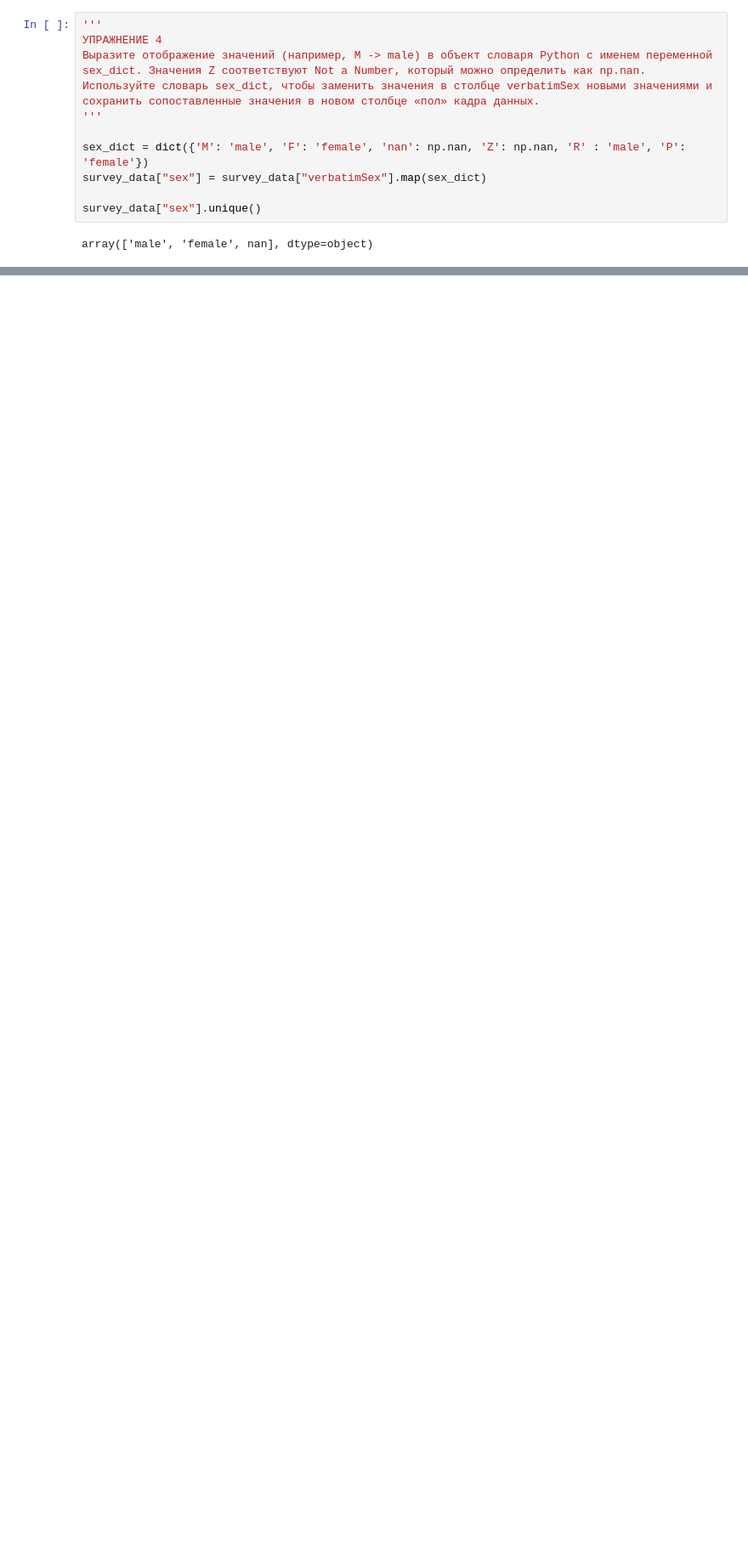
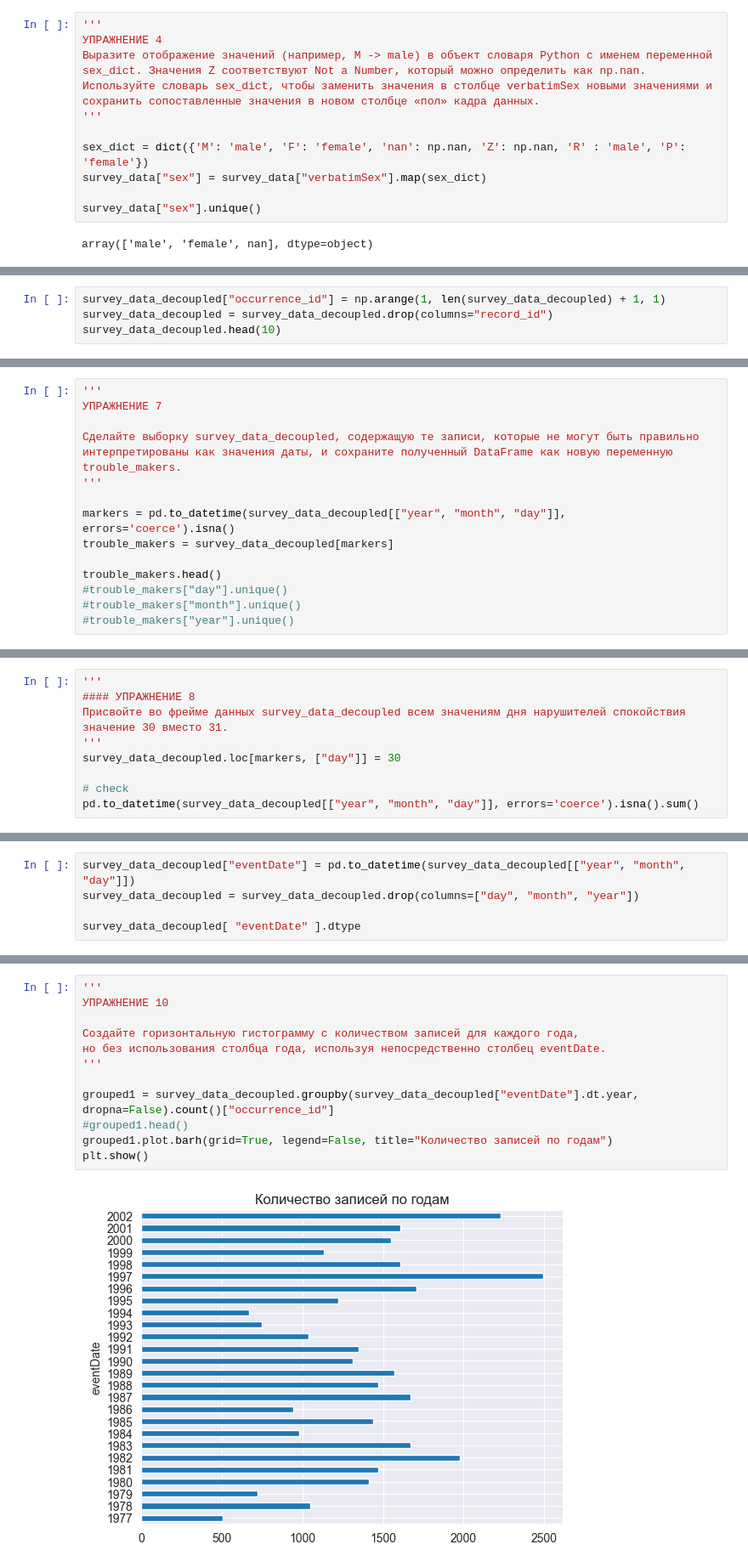
Before and after one commit to afedyanin/msu-data-analysis, a Jupyter notebook: notebooks/msu/ad-task-003.ipynb, the cells around one changed output, grey strips where cells are left out. Shown at 85% size. Cells and saved outputs as stored; diff of their text form; blank space fills up the shorter version.

```diff
--- a/notebooks/msu/ad-task-003.ipynb
+++ b/notebooks/msu/ad-task-003.ipynb
@@ -116,0 +174,4 @@ array(['male', 'female', nan], dtype=object)
+# %%
+survey_data_decoupled["occurrence_id"] = np.arange(1, len(survey_data_decoupled) + 1, 1)
+survey_data_decoupled = survey_data_decoupled.drop(columns="record_id")
+survey_data_decoupled.head(10)
@@ -116,0 +190,14 @@ array(['male', 'female', nan], dtype=object)
+# %%
+'''
+УПРАЖНЕНИЕ 7
+
+Сделайте выборку survey_data_decoupled, содержащую те записи, которые не могут быть правильно интерпретированы как значения даты, и сохраните полученный DataFrame как новую переменную trouble_makers.
+'''
+
+markers = pd.to_datetime(survey_data_decoupled[["year", "month", "day"]], errors='coerce').isna()
+trouble_makers = survey_data_decoupled[markers]
+
+trouble_makers.head()
+#trouble_makers["day"].unique()
+#trouble_makers["month"].unique()
+#trouble_makers["year"].unique()
@@ -116,0 +211,9 @@ array(['male', 'female', nan], dtype=object)
+# %%
+'''
+#### УПРАЖНЕНИЕ 8
+Присвойте во фрейме данных survey_data_decoupled всем значениям дня нарушителей спокойствия значение 30 вместо 31.
+'''
+survey_data_decoupled.loc[markers, ["day"]] = 30
+
+# check
+pd.to_datetime(survey_data_decoupled[["year", "month", "day"]], errors='coerce').isna().sum()
@@ -116,0 +222,5 @@ array(['male', 'female', nan], dtype=object)
+# %%
+survey_data_decoupled["eventDate"] = pd.to_datetime(survey_data_decoupled[["year", "month", "day"]])
+survey_data_decoupled = survey_data_decoupled.drop(columns=["day", "month", "year"])
+
+survey_data_decoupled[ "eventDate" ].dtype
@@ -116,0 +229,14 @@ array(['male', 'female', nan], dtype=object)
+# %%
+'''
+УПРАЖНЕНИЕ 10
+
+Создайте горизонтальную гистограмму с количеством записей для каждого года,
+но без использования столбца года, используя непосредственно столбец eventDate.
+'''
+
+grouped1 = survey_data_decoupled.groupby(survey_data_decoupled["eventDate"].dt.year, dropna=False).count()["occurrence_id"]
+#grouped1.head()
+grouped1.plot.barh(grid=True, legend=False, title="Количество записей по годам")
+plt.show()
+# %% [output]
+[figure, added]
```
Also changed, not shown: parts of 10 cells of this notebook, 1 other file.
